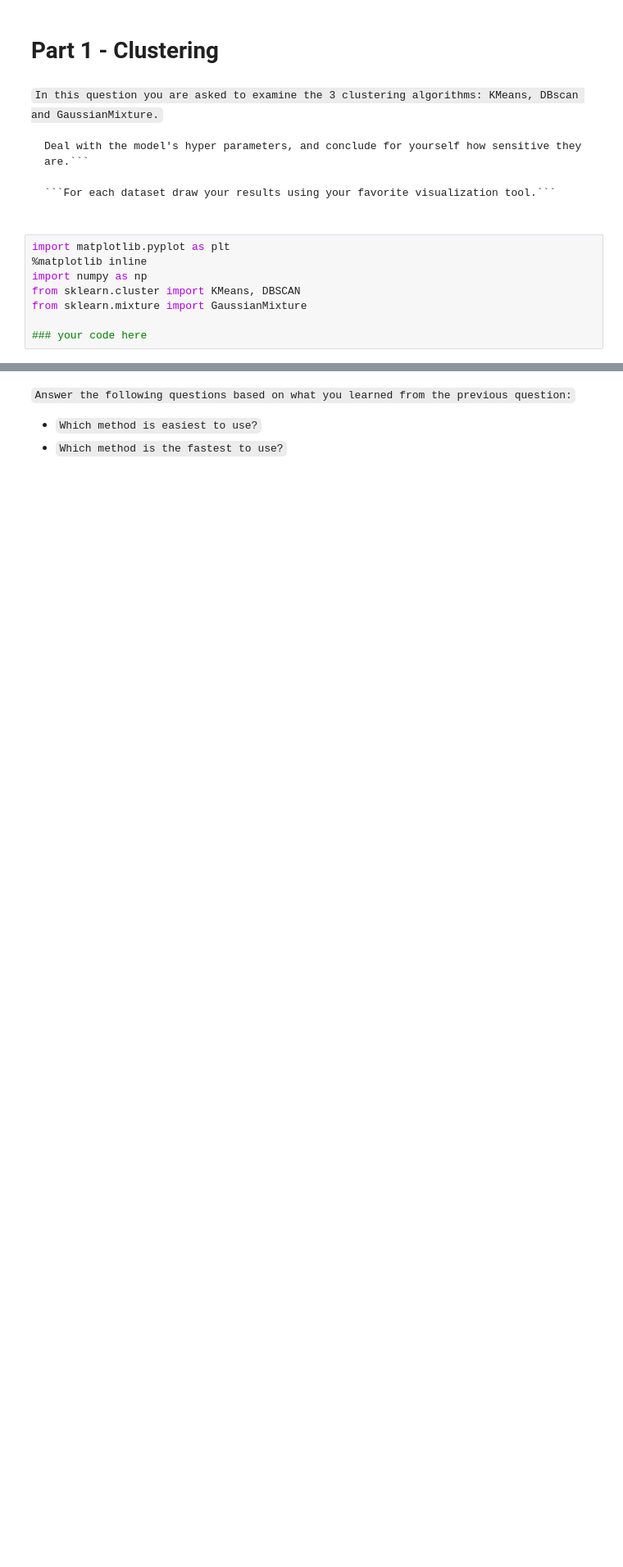
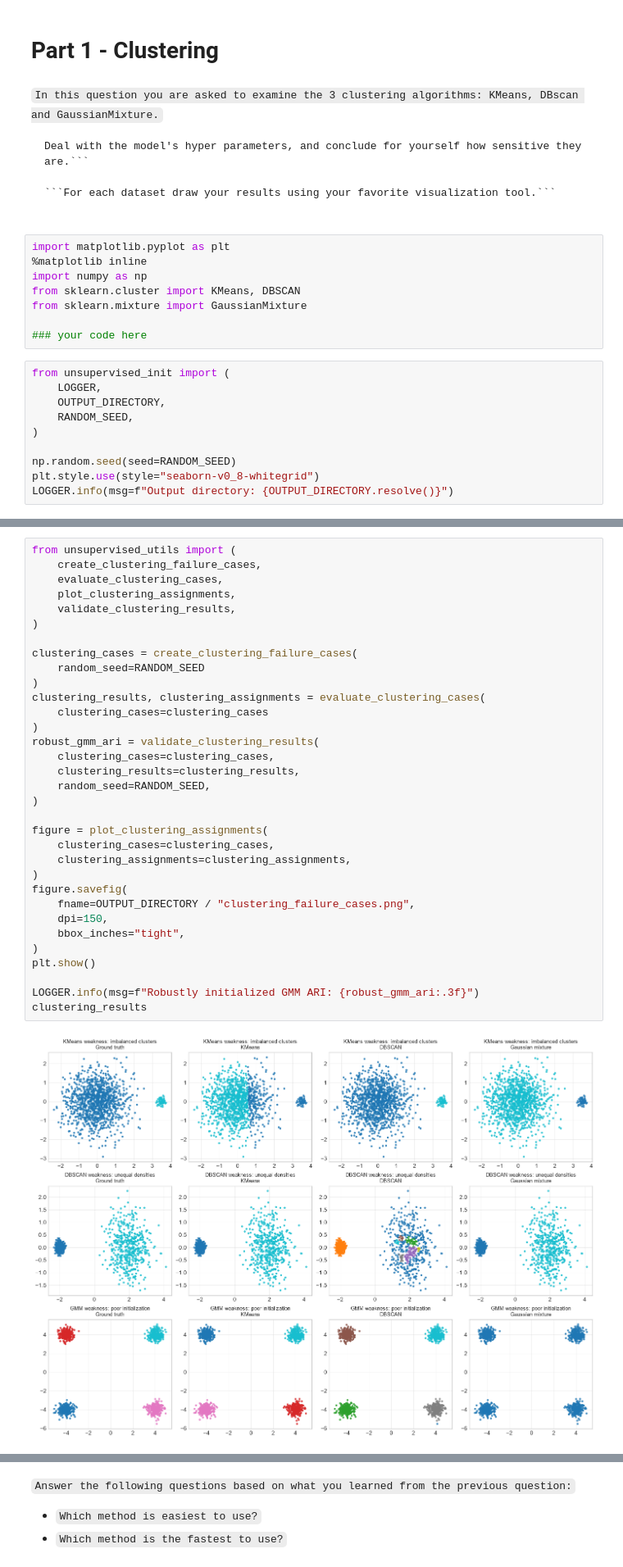
Before and after one commit to Avraham2489/DS_Training, a Jupyter notebook: D - ML/unsupervised/exercise/__clustering_exercise.ipynb, the cells around one changed output, grey strips where cells are left out. Shown at 82% size. Saved outputs shown, nothing was run; the diff lists cells and outputs as text; blank space fills up the shorter version.

Commit message:
Clustering excercise

```diff
--- a/D - ML/unsupervised/exercise/__clustering_exercise.ipynb
+++ b/D - ML/unsupervised/exercise/__clustering_exercise.ipynb
@@ -21,3 +21,13 @@ from sklearn.cluster import KMeans, DBSCAN
 from sklearn.mixture import GaussianMixture
 
 ### your code here
+# %%
+from unsupervised_init import (
+    LOGGER,
+    OUTPUT_DIRECTORY,
+    RANDOM_SEED,
+)
+
+np.random.seed(seed=RANDOM_SEED)
+plt.style.use(style="seaborn-v0_8-whitegrid")
+LOGGER.info(msg=f"Output directory: {OUTPUT_DIRECTORY.resolve()}")
@@ -23,0 +36,35 @@ from sklearn.mixture import GaussianMixture
+# %%
+from unsupervised_utils import (
+    create_clustering_failure_cases,
+    evaluate_clustering_cases,
+    plot_clustering_assignments,
+    validate_clustering_results,
+)
+
+clustering_cases = create_clustering_failure_cases(
+    random_seed=RANDOM_SEED
+)
+clustering_results, clustering_assignments = evaluate_clustering_cases(
+    clustering_cases=clustering_cases
+)
+robust_gmm_ari = validate_clustering_results(
+    clustering_cases=clustering_cases,
+    clustering_results=clustering_results,
+    random_seed=RANDOM_SEED,
+)
+
+figure = plot_clustering_assignments(
+    clustering_cases=clustering_cases,
+    clustering_assignments=clustering_assignments,
+)
+figure.savefig(
+    fname=OUTPUT_DIRECTORY / "clustering_failure_cases.png",
+    dpi=150,
+    bbox_inches="tight",
+)
+plt.show()
+
+LOGGER.info(msg=f"Robustly initialized GMM ARI: {robust_gmm_ari:.3f}")
+clustering_results
+# %% [output]
+[figure, added]
```
Also changed, not shown: parts of 30 cells of this notebook, 3 other files.
